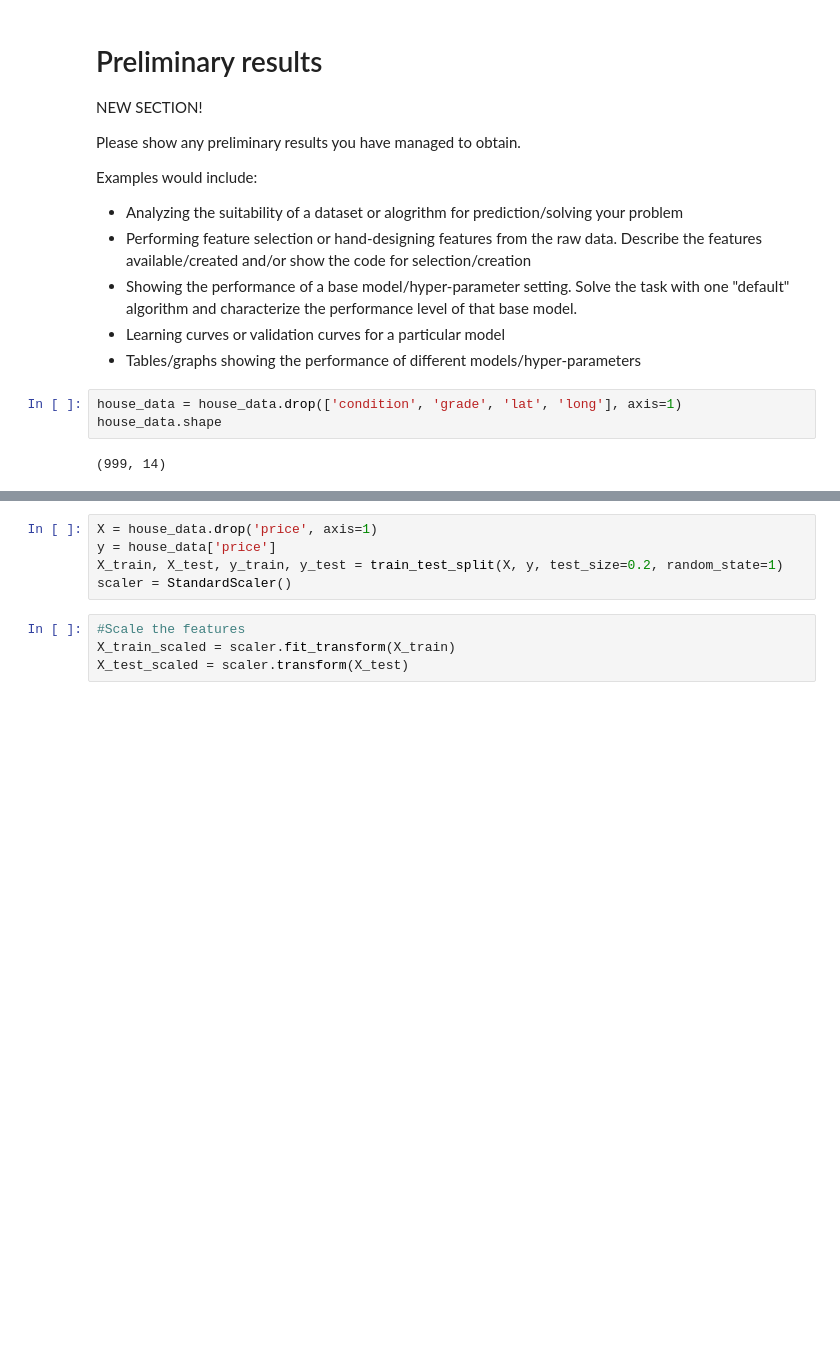
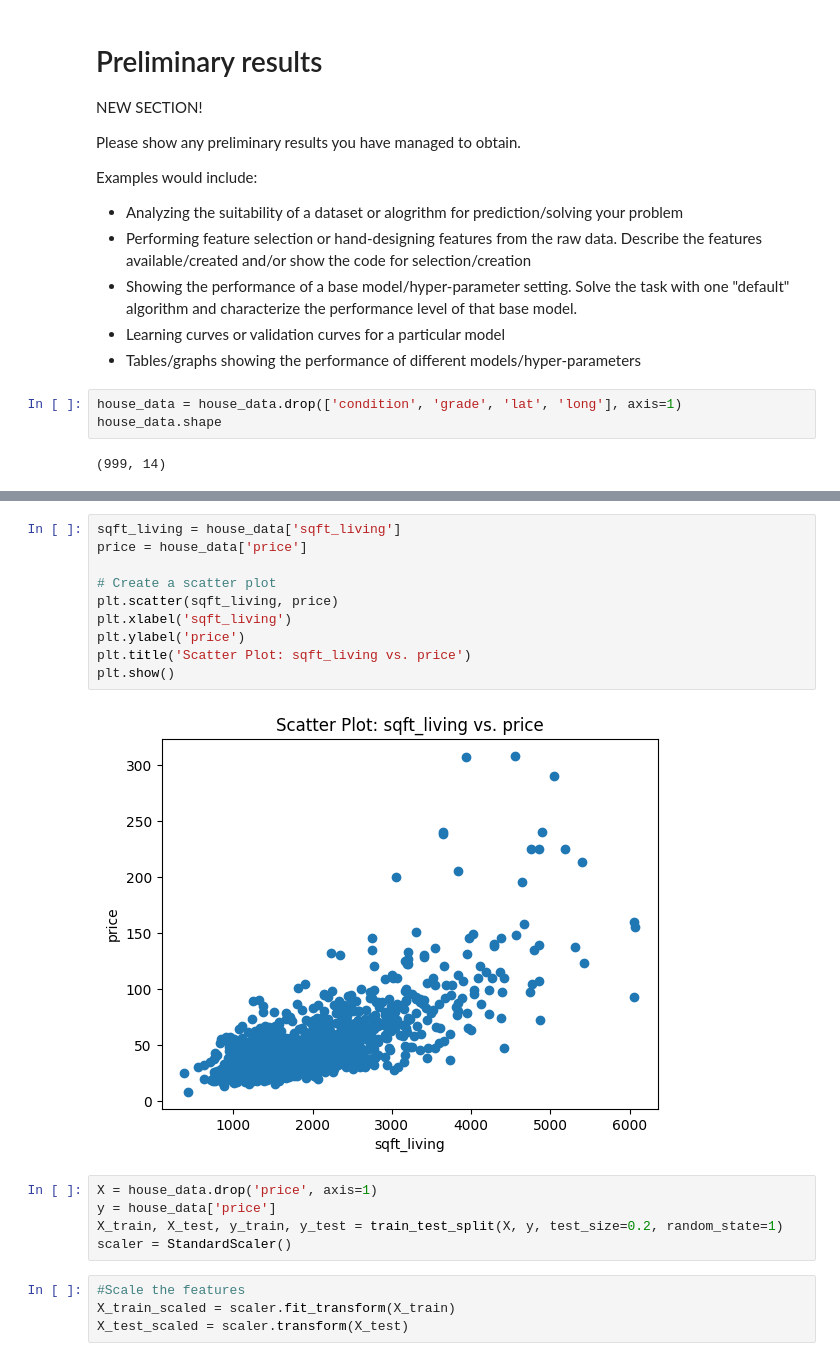
Before and after one commit to COGS118A/Group027-SP23, a Jupyter notebook: Checkpoint_Group027-SP23.ipynb, the cells around one changed output, grey strips where cells are left out. Drawn from its saved outputs; the diff is of its cells as text; blank space fills up the shorter version.

```diff
--- a/Checkpoint_Group027-SP23.ipynb
+++ b/Checkpoint_Group027-SP23.ipynb
@@ -120,3 +131,15 @@ house_data.shape
+# %%
+sqft_living = house_data['sqft_living']
+price = house_data['price']
+
+# Create a scatter plot
+plt.scatter(sqft_living, price)
+plt.xlabel('sqft_living')
+plt.ylabel('price')
+plt.title('Scatter Plot: sqft_living vs. price')
+plt.show()
+# %% [output]
+[figure, added]
 # %%
 X = house_data.drop('price', axis=1)
 y = house_data['price']
```
Also changed, not shown: parts of 9 cells of this notebook.
